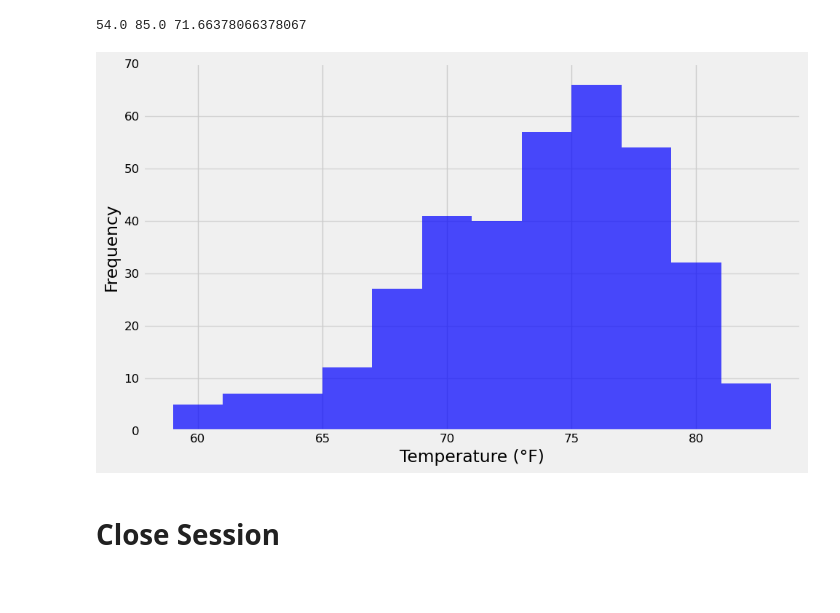
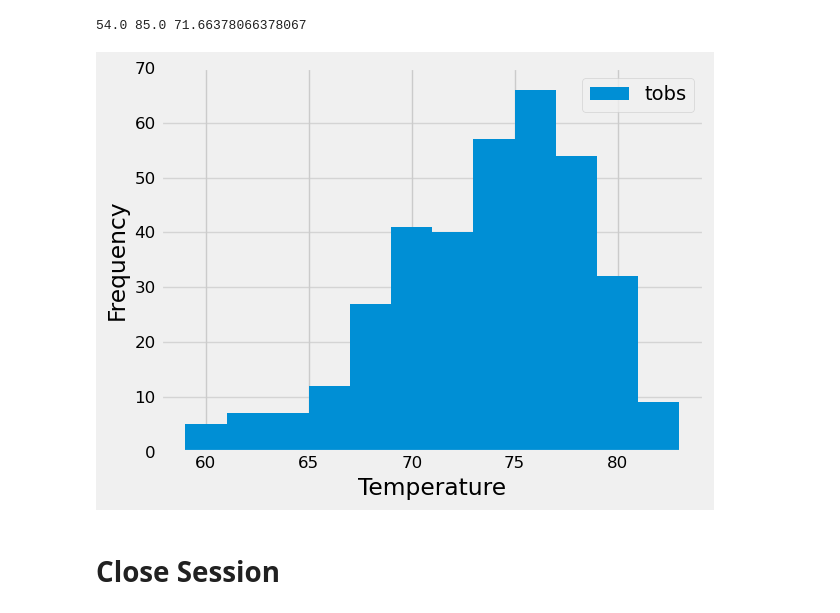
Before and after one commit to Feda2020/sqlalchemy-challenge, a Jupyter notebook: SurfsUp/climate_starter.ipynb, the cells around one changed output. Saved outputs shown, nothing was run; the diff lists cells and outputs as text; code cells hidden in the pictures; blank space fills up the shorter version.

Commit message:
Adding the legend to the stations tempreture diagram

```diff
--- a/SurfsUp/climate_starter.ipynb
+++ b/SurfsUp/climate_starter.ipynb
@@ -154,37 +154,37 @@ print(min_temp, max_temp, avg_temp)
 # Query the last 12 months of temperature observation data for this station and plot the results as a histogram
 # Find most recent date for Station: USC00519281 in the Measurement table
 most_active_station_id = active_stations[0][0]
 
 # Then Find the most recent date for the most active station in the Measurement table
 most_recent_date_station = session.query(Measurement.date, Measurement.tobs).\
     filter(Measurement.station == most_active_station_id).\
     order_by(Measurement.date.desc()).first()
 
 # Create query to find the 12 months before the most recent date
 one_year_ago = (pd.to_datetime(most_recent_date_station[0]) - pd.DateOffset(years=1)).strftime('%Y-%m-%d')
 
 # Retrieve the last 12 months of temperature for this station
 twelve_month_values = session.query(Measurement.date, Measurement.tobs).\
     filter(Measurement.station == most_active_station_id).\
     filter(Measurement.date >= one_year_ago).\
     order_by(Measurement.date).all()
 
 # Create a DataFrame with just tobs from this 12-month period
 twelve_month_tobs_values_df = pd.DataFrame(twelve_month_values)["tobs"]
 
 # Now Plot the histogram
-plt.figure(figsize=(10, 6))
-hist = twelve_month_tobs_values_df.hist(bins=12, color='blue', alpha=0.7)
-plt.xlabel('Temperature (°F)')
+plt.hist = twelve_month_tobs_values_df.hist(bins=12, density=False, label='tobs')
+plt.legend()
+plt.xlabel('Temperature')
 plt.ylabel('Frequency')
 plt.xticks(fontsize=12)
 plt.yticks(fontsize=12)
 plt.ylim(0, 70)
 plt.grid(axis='y', alpha=0.75)
 plt.tight_layout()
 plt.show()
 # %% [output]
-[figure, old version]
+[figure, new version]
 # %% [markdown]
 # Close Session
 # %%
```
